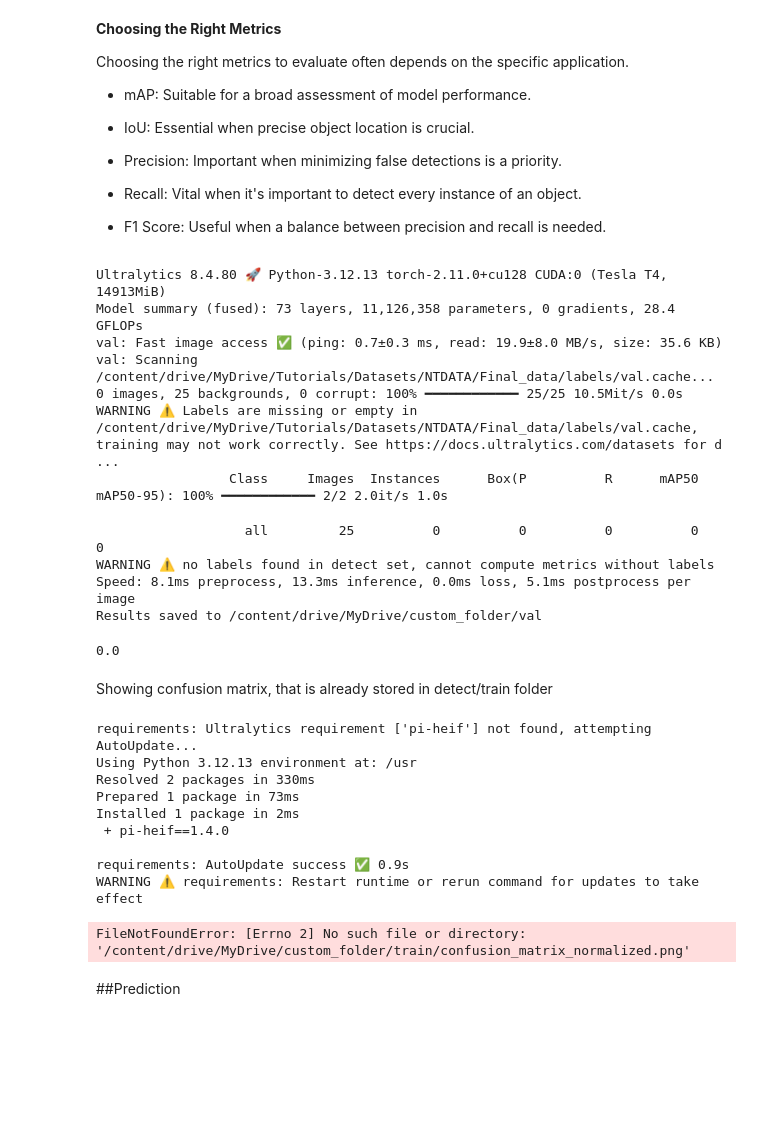
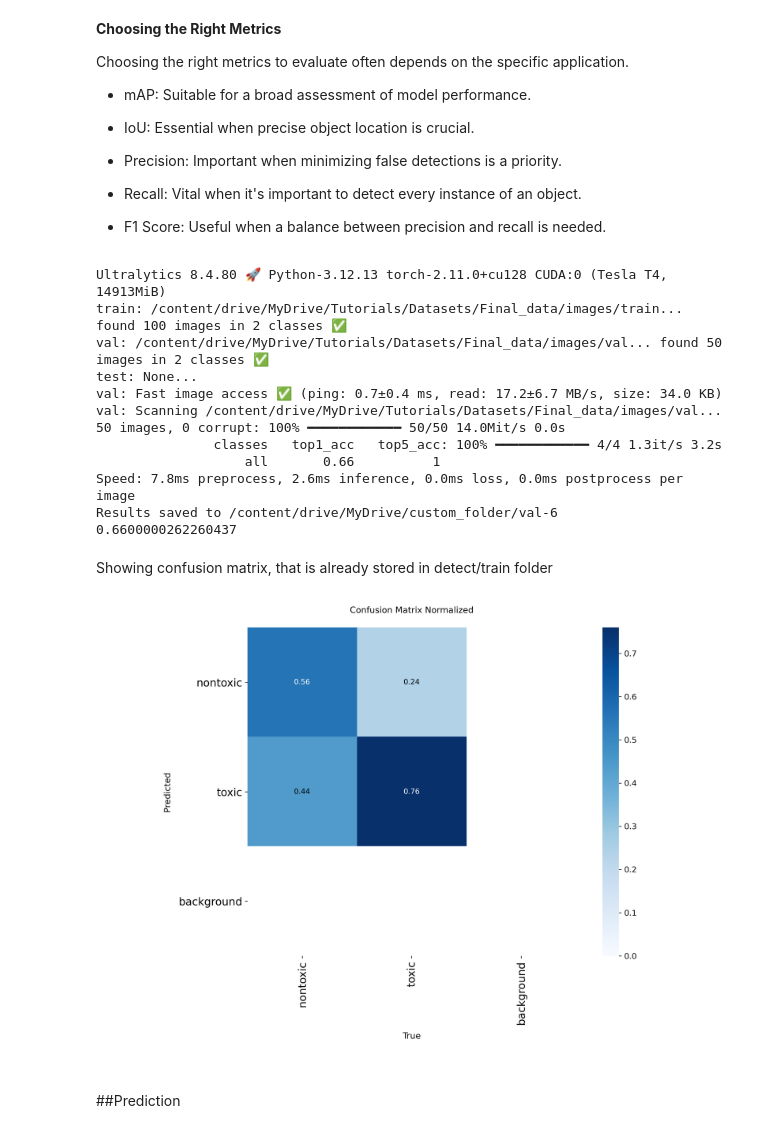
Before and after one commit to theoneureka/Computer-Vision-Project, a Jupyter notebook: ComputerVisionProject.ipynb, the cells around one changed output. Saved outputs shown, nothing was run; the diff lists cells and outputs as text; code cells hidden in the pictures; blank space fills up the shorter version.

```diff
--- a/ComputerVisionProject.ipynb
+++ b/ComputerVisionProject.ipynb
@@ -787,42 +327,29 @@ Choosing the right metrics to evaluate often depends on the specific application
 - F1 Score: Useful when a balance between precision and recall is needed.
 # %%
 metrics = model.val(project="/content/drive/MyDrive/custom_folder")  # no other arguments needed, dataset and settings remembered
-metrics.box.map    # map50-95
-metrics.box.map50  # map50
-metrics.box.map75  # map75
-metrics.box.maps   # a list contains map50-95 of each category
-metrics.box.mp    # P
-metrics.box.mr    # R
+
+print(metrics.top1)
 # %% [output]
 Ultralytics 8.4.80 🚀 Python-3.12.13 torch-2.11.0+cu128 CUDA:0 (Tesla T4, 14913MiB)
-Model summary (fused): 73 layers, 11,126,358 parameters, 0 gradients, 28.4 GFLOPs
-val: Fast image access ✅ (ping: 0.7±0.3 ms, read: 19.9±8.0 MB/s, size: 35.6 KB)
-val: Scanning /content/drive/MyDrive/Tutorials/Datasets/NTDATA/Final_data/labels/val.cache... 0 images, 25 backgrounds, 0 corrupt: 100% ━━━━━━━━━━━━ 25/25 10.5Mit/s 0.0s
-WARNING ⚠️ Labels are missing or empty in /content/drive/MyDrive/Tutorials/Datasets/NTDATA/Final_data/labels/val.cache, training may not work correctly. See https://docs.ultralytics.com/datasets for d ...
-                 Class     Images  Instances      Box(P          R      mAP50  mAP50-95): 100% ━━━━━━━━━━━━ 2/2 2.0it/s 1.0s
+train: /content/drive/MyDrive/Tutorials/Datasets/Final_data/images/train... found 100 images in 2 classes ✅
+val: /content/drive/MyDrive/Tutorials/Datasets/Final_data/images/val... found 50 images in 2 classes ✅
+test: None...
+val: Fast image access ✅ (ping: 0.7±0.4 ms, read: 17.2±6.7 MB/s, size: 34.0 KB)
+val: Scanning /content/drive/MyDrive/Tutorials/Datasets/Final_data/images/val... 50 images, 0 corrupt: 100% ━━━━━━━━━━━━ 50/50 14.0Mit/s 0.0s
+               classes   top1_acc   top5_acc: 100% ━━━━━━━━━━━━ 4/4 1.3it/s 3.2s
+                   all       0.66          1
+Speed: 7.8ms preprocess, 2.6ms inference, 0.0ms loss, 0.0ms postprocess per image
+Results saved to /content/drive/MyDrive/custom_folder/val-6
+0.6600000262260437
-                   all         25          0          0          0          0          0
-WARNING ⚠️ no labels found in detect set, cannot compute metrics without labels
-Speed: 8.1ms preprocess, 13.3ms inference, 0.0ms loss, 5.1ms postprocess per image
-Results saved to /content/drive/MyDrive/custom_folder/val
-0.0
 # %% [markdown]
 Showing confusion matrix, that is already stored in detect/train folder
 # %%
 %matplotlib inline
 from PIL import Image
 
-Image.open('/content/drive/MyDrive/custom_folder/train/confusion_matrix_normalized.png')
+Image.open('/content/drive/MyDrive/custom_folder/train-3/confusion_matrix_normalized.png')
 # %% [output]
-requirements: Ultralytics requirement ['pi-heif'] not found, attempting AutoUpdate...
-Using Python 3.12.13 environment at: /usr
-Resolved 2 packages in 330ms
-Prepared 1 package in 73ms
-Installed 1 package in 2ms
- + pi-heif==1.4.0
-
-requirements: AutoUpdate success ✅ 0.9s
-WARNING ⚠️ requirements: Restart runtime or rerun command for updates to take effect
-FileNotFoundError: [Errno 2] No such file or directory: '/content/drive/MyDrive/custom_folder/train/confusion_matrix_normalized.png'
+[figure, added]
 # %% [markdown]
 ##Prediction
 # %%
```
Also changed, not shown: parts of 44 cells of this notebook.
